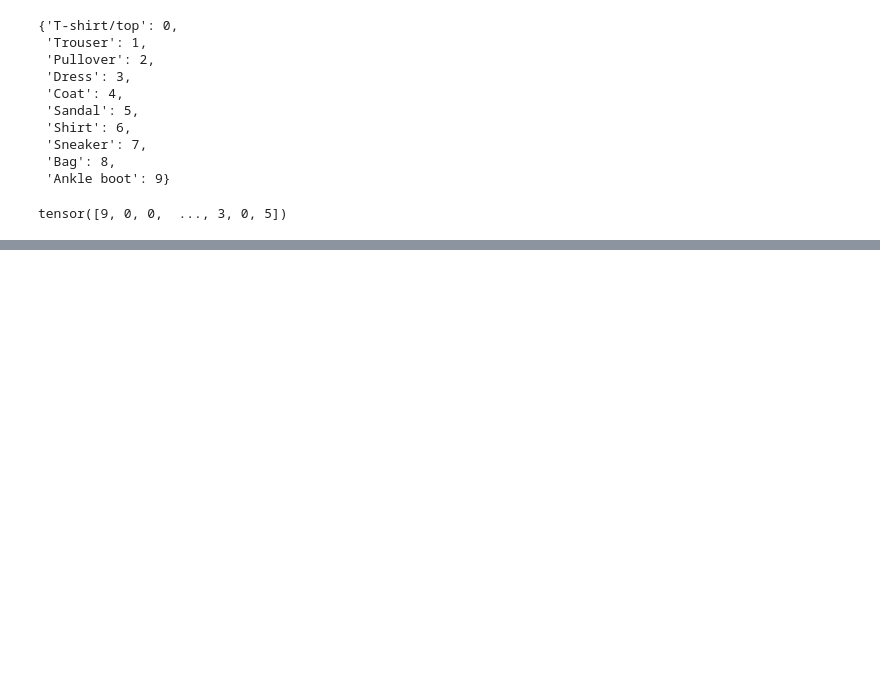
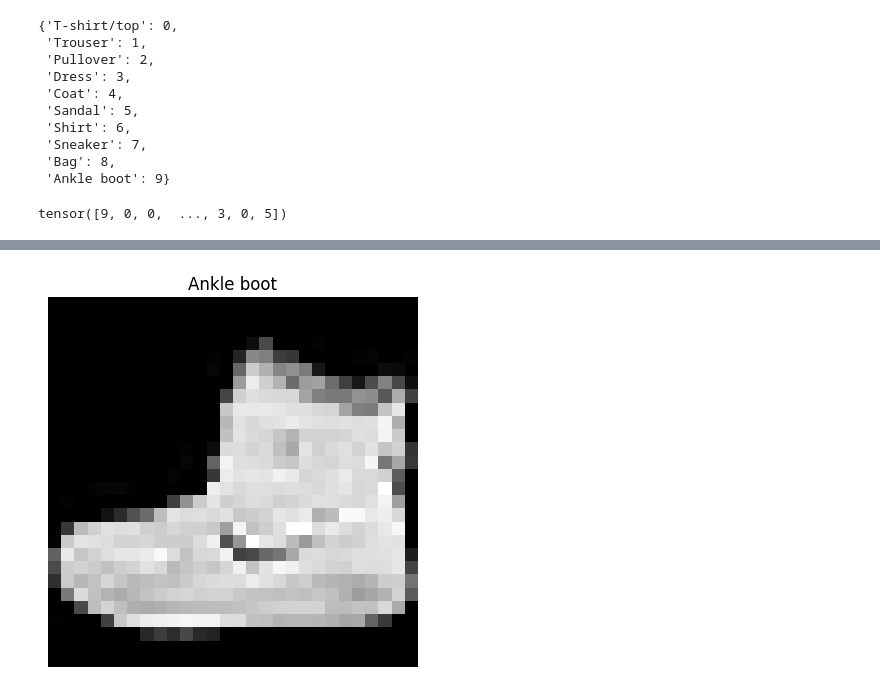
Before and after one commit to govind527/Pytorch_Practice, a Jupyter notebook: pytorch_computer_vision.ipynb, the cells around one changed output, grey strips where cells are left out. Drawn from its saved outputs; the diff is of its cells as text; code cells hidden in the pictures; blank space fills up the shorter version.

```diff
--- a/pytorch_computer_vision.ipynb
+++ b/pytorch_computer_vision.ipynb
@@ -96,0 +108,6 @@ tensor([9, 0, 0,  ..., 3, 0, 5])
+# %%
+plt.imshow(image.squeeze(),cmap="gray")
+plt.title(train_data.classes[label])
+plt.axis(False);
+# %% [output]
+[figure, added]
```
Also changed, not shown: parts of 3 cells of this notebook.
